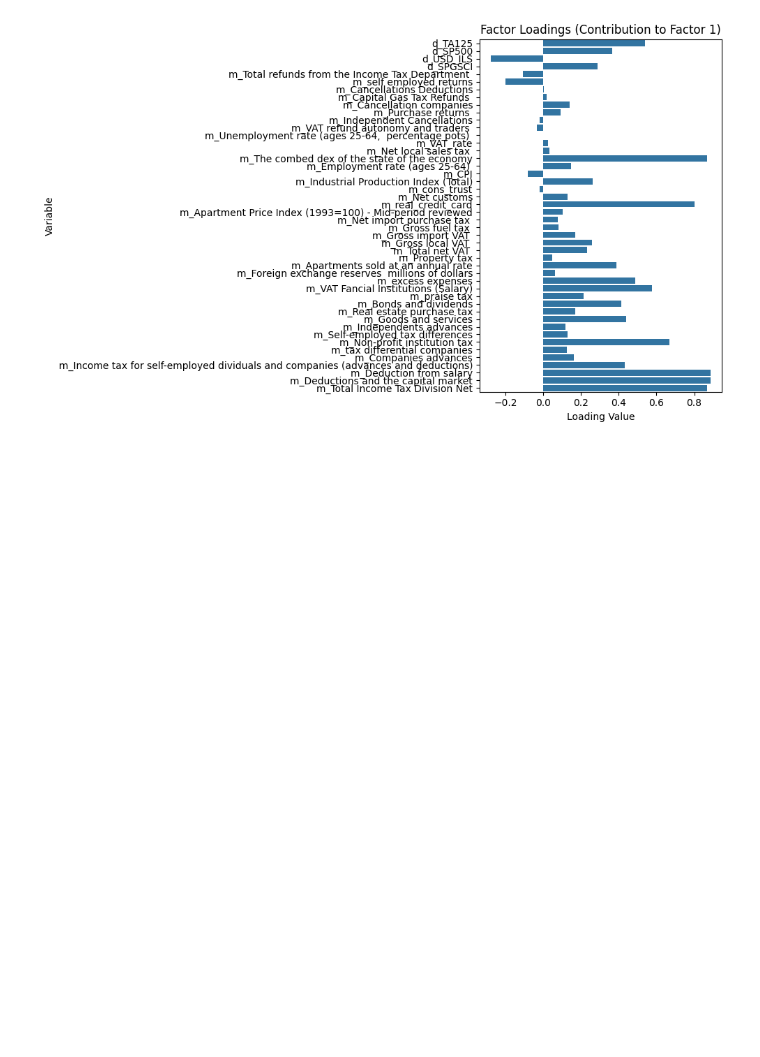
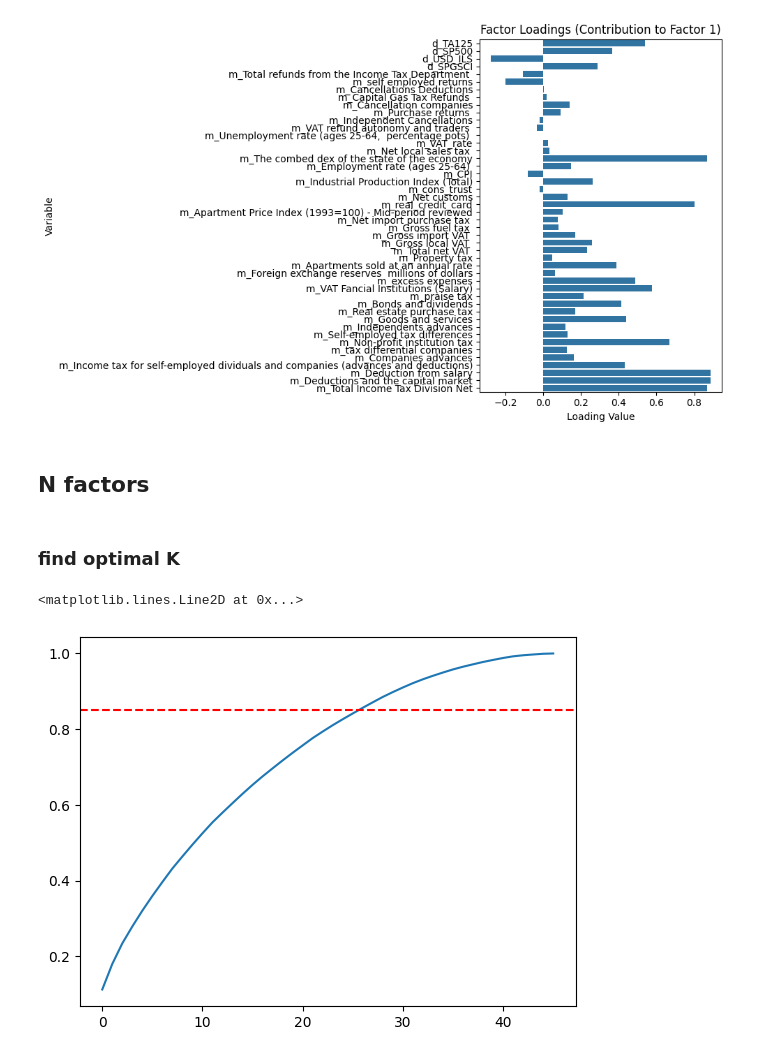
Before and after one commit to EladBenjo/gdp-nowcasting-seminar, a Jupyter notebook: Notebooks/03_dfm_selection.ipynb, the cells around one changed output. Cells and saved outputs as stored; diff of their text form; code cells hidden in the pictures; blank space fills up the shorter version.

```diff
--- a/Notebooks/03_dfm_selection.ipynb
+++ b/Notebooks/03_dfm_selection.ipynb
@@ -273,7 +329,7 @@ Max factors you can safely request: 46
 # %% [markdown]
 fill the NaN to initialize weights for the model
 # %%
-x_train_init = dfm.make_within_month_filled(x_train_z_score)
+x_train_init = dfm.make_init_filled(x_train_z_score)
 # %%
 import statsmodels.api as sm
 # %%
@@ -440,3 +488,22 @@ plt.tight_layout()
 plt.show()
 # %% [output]
 [figure]
+# %% [markdown]
+## N factors
+# %% [markdown]
+### find optimal K
+# %%
+from sklearn.decomposition import PCA
+import numpy as np
+import matplotlib.pyplot as plt
+
+pca = PCA()
+pca.fit(x_train_init)  # X_std = standardized monthly data
+explained = pca.explained_variance_ratio_
+cumulative = np.cumsum(explained)
+
+plt.plot(cumulative)
+plt.axhline(0.85, color='r', linestyle='--')
+# %% [output]
+<matplotlib.lines.Line2D at 0x...>
+[figure, added]
```
Also changed, not shown: parts of 73 cells of this notebook, 2 other files.
